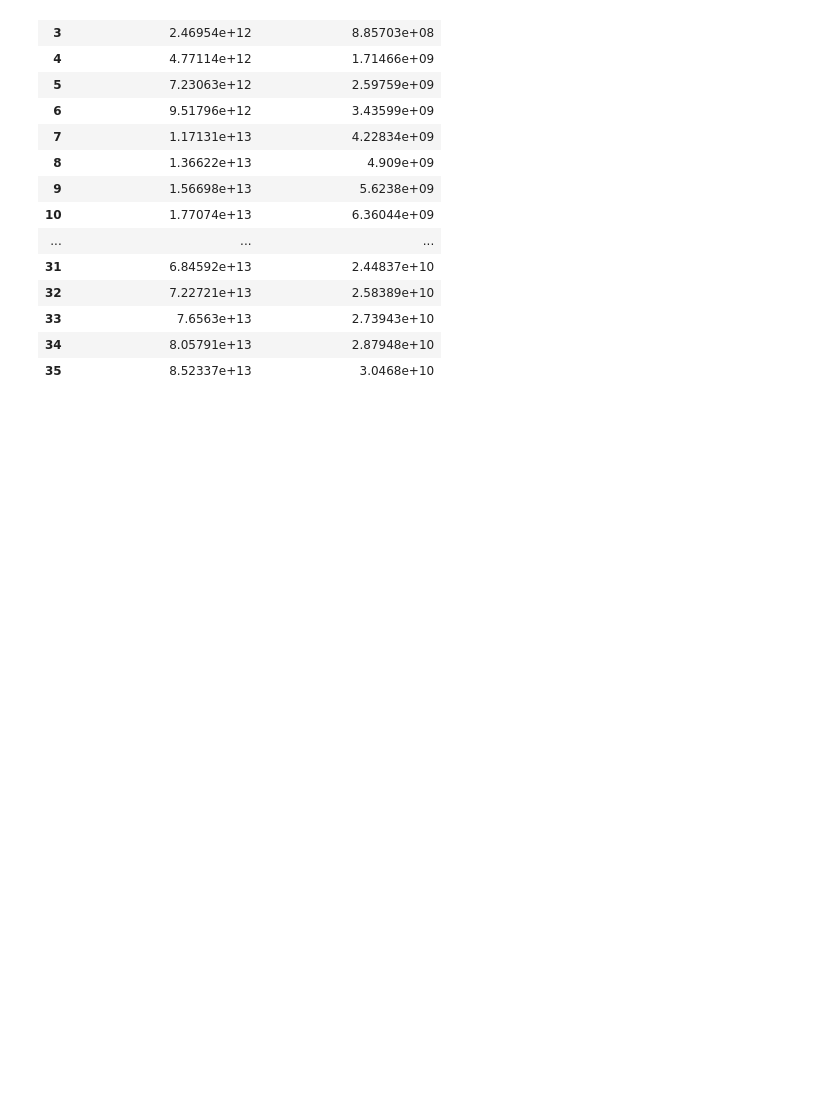
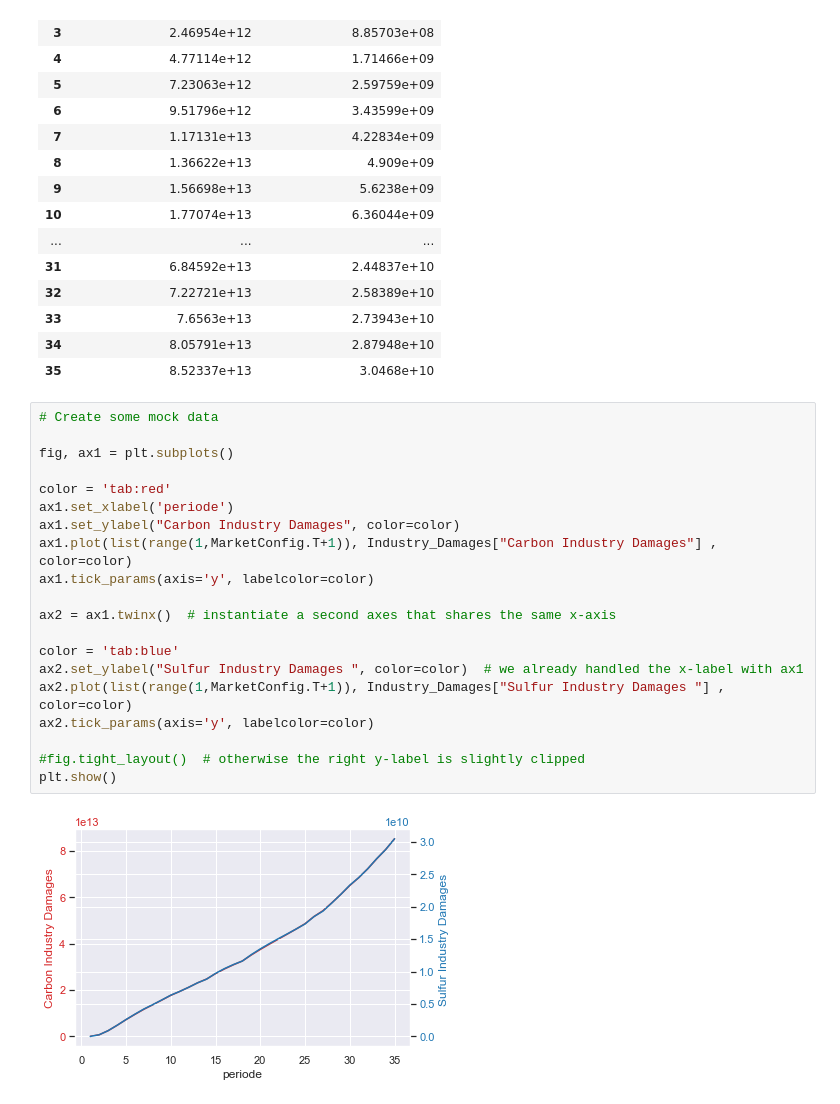
Before and after one commit to feryellassoued/A-non-cooperative-game-of-maritime-shippping-drivers-of-enviromental-governance, a Jupyter notebook: Main.ipynb, the cells around one changed output. Drawn from its saved outputs; the diff is of its cells as text; blank space fills up the shorter version.

Commit message:
add damage chart

```diff
--- a/Main.ipynb
+++ b/Main.ipynb
@@ -909,3 +909,25 @@ Industry_Damages
 | 33 | 7.6563e+13 | 2.73943e+10 |
 | 34 | 8.05791e+13 | 2.87948e+10 |
 | 35 | 8.52337e+13 | 3.0468e+10 |
+# %%
+# Create some mock data
+
+fig, ax1 = plt.subplots()
+
+color = 'tab:red'
+ax1.set_xlabel('periode')
+ax1.set_ylabel("Carbon Industry Damages", color=color)
+ax1.plot(list(range(1,MarketConfig.T+1)), Industry_Damages["Carbon Industry Damages"] , color=color)
+ax1.tick_params(axis='y', labelcolor=color)
+
+ax2 = ax1.twinx()  # instantiate a second axes that shares the same x-axis
+
+color = 'tab:blue'
+ax2.set_ylabel("Sulfur Industry Damages ", color=color)  # we already handled the x-label with ax1
+ax2.plot(list(range(1,MarketConfig.T+1)), Industry_Damages["Sulfur Industry Damages "] , color=color)
+ax2.tick_params(axis='y', labelcolor=color)
+
+#fig.tight_layout()  # otherwise the right y-label is slightly clipped
+plt.show()
+# %% [output]
+[figure, added]
```
